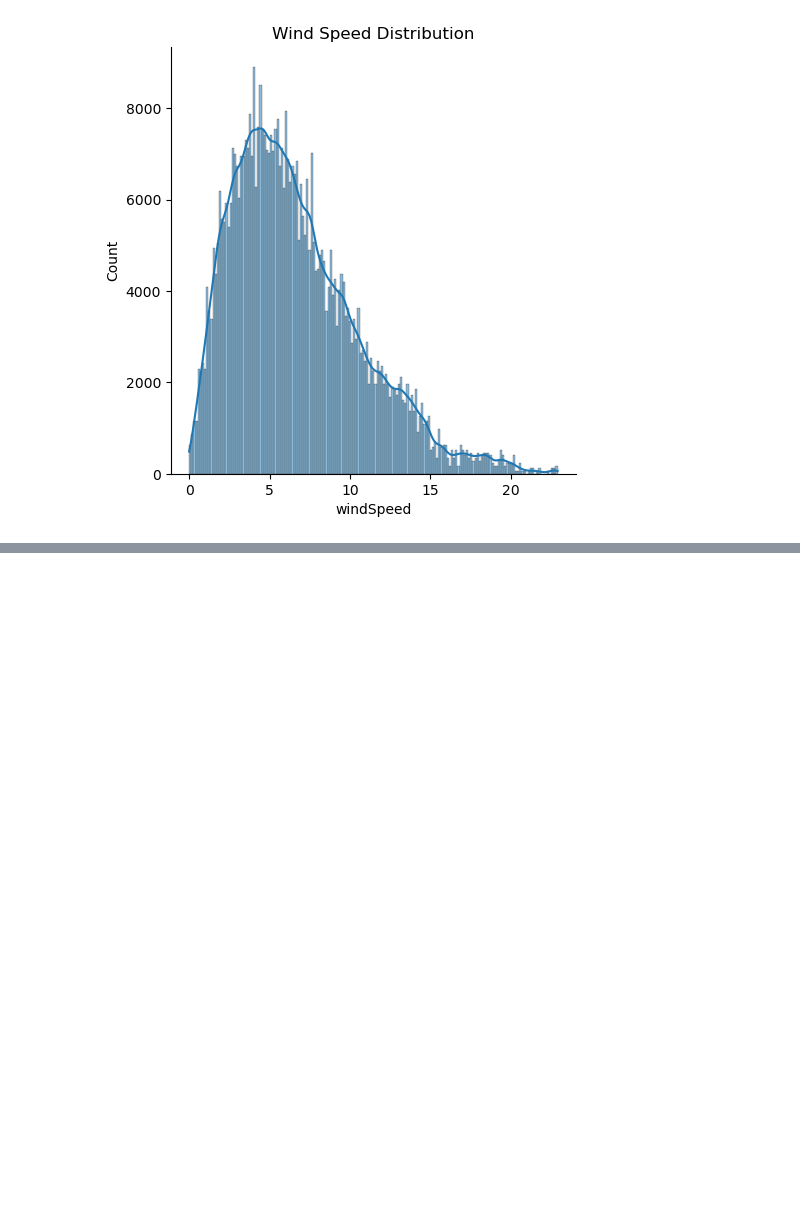
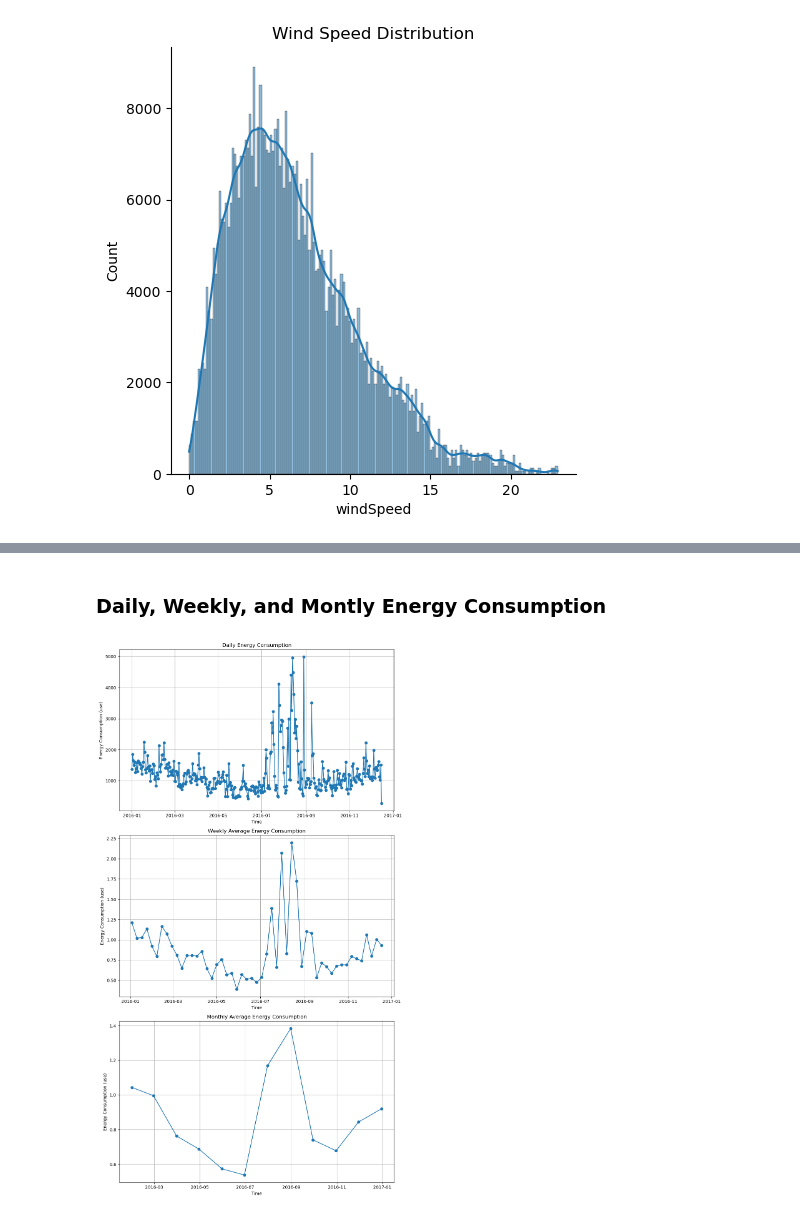
Before and after one commit to Youkaaay/smart-home-energy-prediction, a Jupyter notebook: notebooks/importing_data.ipynb, the cells around one changed output, grey strips where cells are left out. Drawn from its saved outputs; the diff is of its cells as text; code cells hidden in the pictures; blank space fills up the shorter version.

```diff
--- a/notebooks/importing_data.ipynb
+++ b/notebooks/importing_data.ipynb
@@ -191,0 +249,38 @@ plt.show()
+# %% [markdown]
+### Daily, Weekly, and Montly Energy Consumption
+# %%
+
+# Group by day, week, and month
+num_df_daily = num_df.resample('d', on='time').sum()
+num_df_weekly = num_df.resample('W', on='time').mean()
+num_df_monthly = num_df.resample('ME', on='time').mean()
+
+# Create subplots
+fig, axs = plt.subplots(3, 1, figsize=(10, 18))
+
+# Plot daily energy consumption
+axs[0].plot(num_df_daily.index, num_df_daily['use'], marker='o')
+axs[0].set_title('Daily Energy Consumption')
+axs[0].set_xlabel('Time')
+axs[0].set_ylabel('Energy Consumption (use)')
+axs[0].grid(True)
+
+# Plot weekly energy consumption
+axs[1].plot(num_df_weekly.index, num_df_weekly['use'], marker='o')
+axs[1].set_title('Weekly Average Energy Consumption')
+axs[1].set_xlabel('Time')
+axs[1].set_ylabel('Energy Consumption (use)')
+axs[1].grid(True)
+
+# Plot monthly energy consumption
+axs[2].plot(num_df_monthly.index, num_df_monthly['use'], marker='o')
+axs[2].set_title('Monthly Average Energy Consumption')
+axs[2].set_xlabel('Time')
+axs[2].set_ylabel('Energy Consumption (use)')
+axs[2].grid(True)
+
+# Adjust layout
+plt.tight_layout()
+plt.show()
+# %% [output]
+[figure, added]
```
Also changed, not shown: parts of 12 cells of this notebook.
